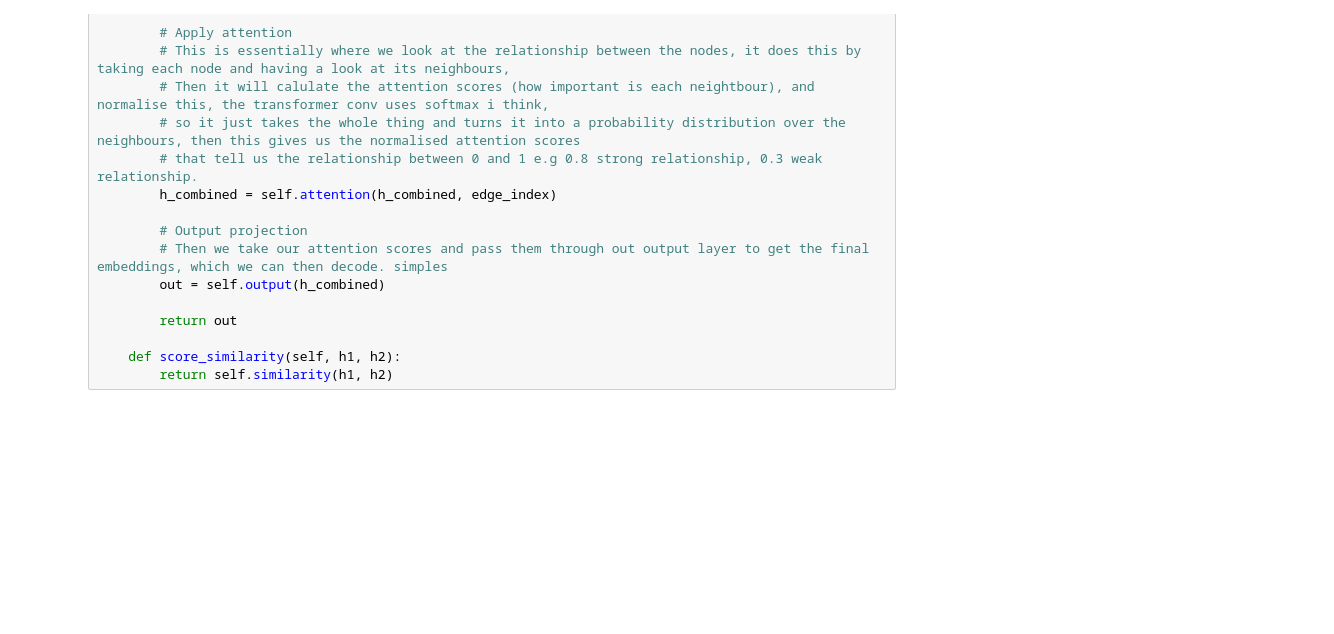
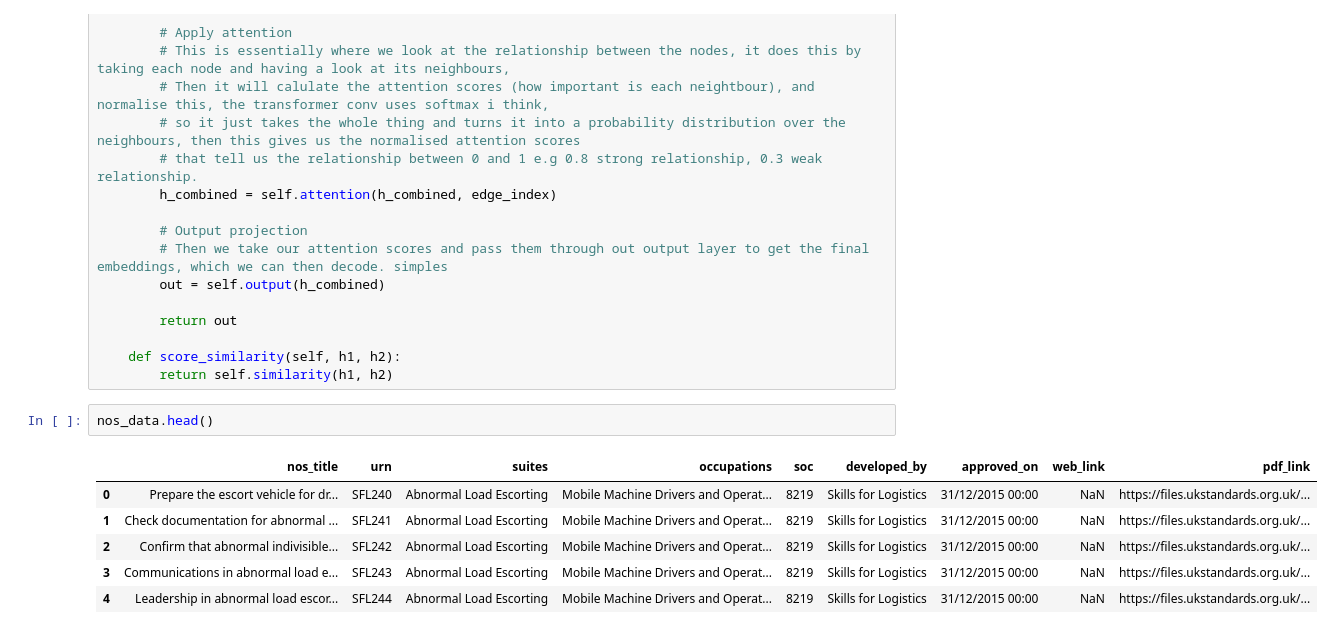
Before and after one commit to Manoj-619/Cosmo, a Jupyter notebook: notebooks/RGCN.ipynb, the cells around one changed output. Drawn from its saved outputs; the diff is of its cells as text; blank space fills up the shorter version.

```diff
--- a/notebooks/RGCN.ipynb
+++ b/notebooks/RGCN.ipynb
@@ -292,3 +292,12 @@ class RGCN(nn.Module):
 
     def score_similarity(self, h1, h2):
         return self.similarity(h1, h2)
+# %%
+nos_data.head()
+# %% [output]
+|  | nos_title | urn | suites | occupations | soc | developed_by | approved_on | web_link | pdf_link |
+| 0 | Prepare the escort vehicle for dr... | SFL240 | Abnormal Load Escorting | Mobile Machine Drivers and Operat... | 8219 | Skills for Logistics | 31/12/2015 00:00 | NaN | https://files.ukstandards.org.uk/... |
+| 1 | Check documentation for abnormal ... | SFL241 | Abnormal Load Escorting | Mobile Machine Drivers and Operat... | 8219 | Skills for Logistics | 31/12/2015 00:00 | NaN | https://files.ukstandards.org.uk/... |
+| 2 | Confirm that abnormal indivisible... | SFL242 | Abnormal Load Escorting | Mobile Machine Drivers and Operat... | 8219 | Skills for Logistics | 31/12/2015 00:00 | NaN | https://files.ukstandards.org.uk/... |
+| 3 | Communications in abnormal load e... | SFL243 | Abnormal Load Escorting | Mobile Machine Drivers and Operat... | 8219 | Skills for Logistics | 31/12/2015 00:00 | NaN | https://files.ukstandards.org.uk/... |
+| 4 | Leadership in abnormal load escor... | SFL244 | Abnormal Load Escorting | Mobile Machine Drivers and Operat... | 8219 | Skills for Logistics | 31/12/2015 00:00 | NaN | https://files.ukstandards.org.uk/... |
```
Also changed, not shown: parts of 2 cells of this notebook.
